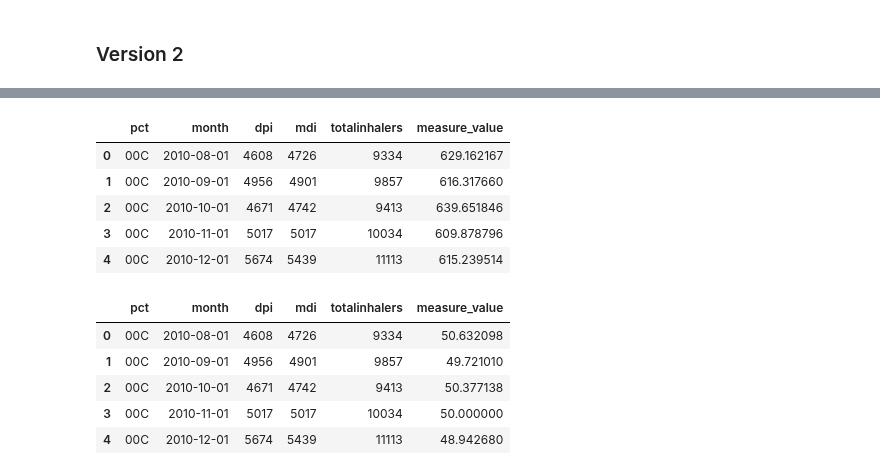
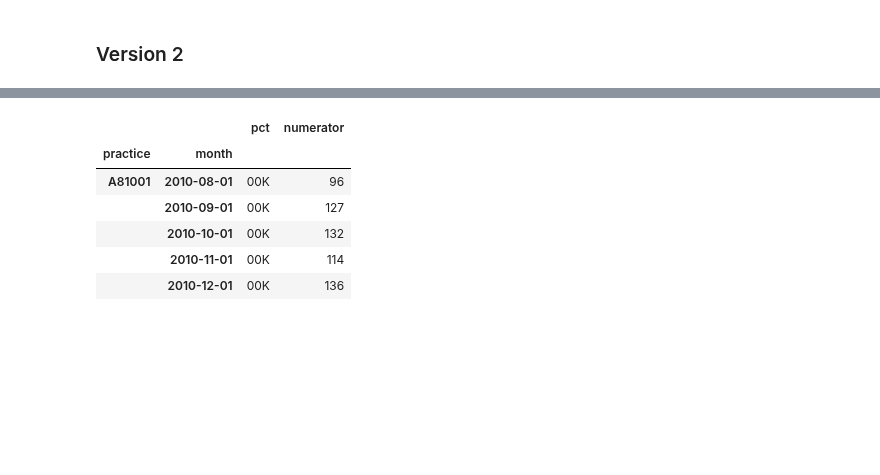
Before and after one commit to ebmdatalab/jupyter-notebooks, a Jupyter notebook: new_measures/Drafts/Enviromental Inhalers/Environmental Inhalers.ipynb, the cells around one changed output, grey strips where cells are left out. Cells and saved outputs as stored; diff of their text form; code cells hidden in the pictures; blank space fills up the shorter version.

```diff
--- a/new_measures/Drafts/Enviromental Inhalers/Environmental Inhalers.ipynb
+++ b/new_measures/Drafts/Enviromental Inhalers/Environmental Inhalers.ipynb
@@ -479,20 +399,30 @@ df4.head()
-# %%
-by_pct_df4 = df4.groupby(['pct', 'month'], as_index=False).sum()
-by_pct_df4.head()
-# %% [output]
-|  | pct | month | dpi | mdi | totalinhalers | measure_value |
-| 0 | 00C | 2010-08-01 | 4608 | 4726 | 9334 | 629.162167 |
-| 1 | 00C | 2010-09-01 | 4956 | 4901 | 9857 | 616.317660 |
-| 2 | 00C | 2010-10-01 | 4671 | 4742 | 9413 | 639.651846 |
-| 3 | 00C | 2010-11-01 | 5017 | 5017 | 10034 | 609.878796 |
-| 4 | 00C | 2010-12-01 | 5674 | 5439 | 11113 | 615.239514 |
-# %%
-by_pct_df4["measure_value"] = (by_pct_df4["mdi"] / by_pct_df4["totalinhalers"])*100
-by_pct_df4.head()
-# %% [output]
-|  | pct | month | dpi | mdi | totalinhalers | measure_value |
-| 0 | 00C | 2010-08-01 | 4608 | 4726 | 9334 | 50.632098 |
-| 1 | 00C | 2010-09-01 | 4956 | 4901 | 9857 | 49.721010 |
-| 2 | 00C | 2010-10-01 | 4671 | 4742 | 9413 | 50.377138 |
-| 3 | 00C | 2010-11-01 | 5017 | 5017 | 10034 | 50.000000 |
-| 4 | 00C | 2010-12-01 | 5674 | 5439 | 11113 | 48.942680 |
+# %%
+numerators2 = q('''
+SELECT
+    practice,
+    pct,
+    CAST(month AS DATE) AS month,
+    SUM(items) AS numerator
+FROM hscic.normalised_prescribing_standard presc
+INNER JOIN hscic.practices pract ON presc.practice = pract.code
+WHERE
+    pract.setting = 4 AND
+    presc.bnf_code IN (
+        SELECT DISTINCT(bnf_code)
+        FROM measures.vw__chapter_3_dmd_objs_with_form_route
+        WHERE form_route = 'pressurizedinhalation.inhalation'
+        )
+AND bnf_code NOT LIKE "0301011R0%"
+GROUP BY practice, pct, month
+ORDER BY practice, month
+''').set_index(['practice', 'month'])
+# %%
+numerators2.head()
+# %% [output]
+|  |  | pct | numerator |
+| practice | month |  |  |
+| A81001 | 2010-08-01 | 00K | 96 |
+|  | 2010-09-01 | 00K | 127 |
+|  | 2010-10-01 | 00K | 132 |
+|  | 2010-11-01 | 00K | 114 |
+|  | 2010-12-01 | 00K | 136 |
```
Also changed, not shown: parts of 26 cells of this notebook, 1 other file.
